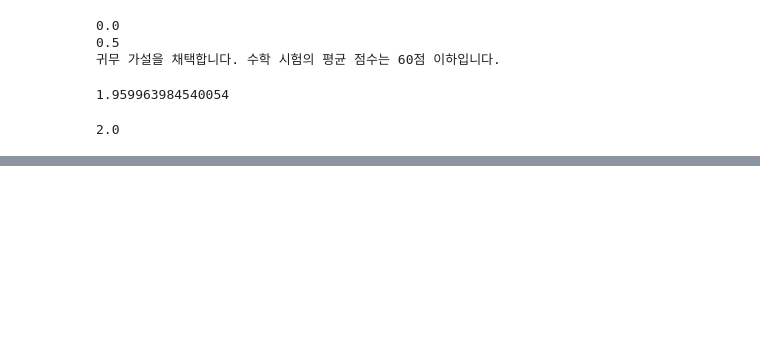
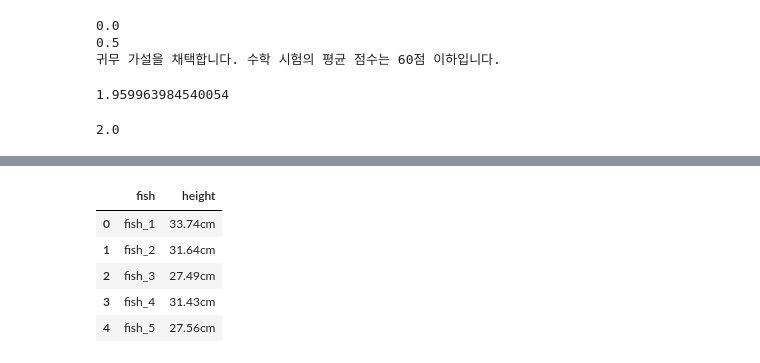
Before and after one commit to Minju-nimm/BDA_Certificate, a Jupyter notebook: 작업형3/예상문제1.ipynb, the cells around one changed output, grey strips where cells are left out. Saved outputs shown, nothing was run; the diff lists cells and outputs as text; code cells hidden in the pictures; blank space fills up the shorter version.

```diff
--- a/작업형3/예상문제1.ipynb
+++ b/작업형3/예상문제1.ipynb
@@ -230,0 +418,11 @@ print(z)
+# %%
+import pandas as pd
+df = pd.read_csv('https://raw.githubusercontent.com/Datamanim/datarepo/main/krdatacertificate/e2_p3_1.csv')
+df.head(5)
+# %% [output]
+|  | fish | height |
+| 0 | fish_1 | 33.74cm |
+| 1 | fish_2 | 31.64cm |
+| 2 | fish_3 | 27.49cm |
+| 3 | fish_4 | 31.43cm |
+| 4 | fish_5 | 27.56cm |
```
Also changed, not shown: parts of 37 cells of this notebook.
